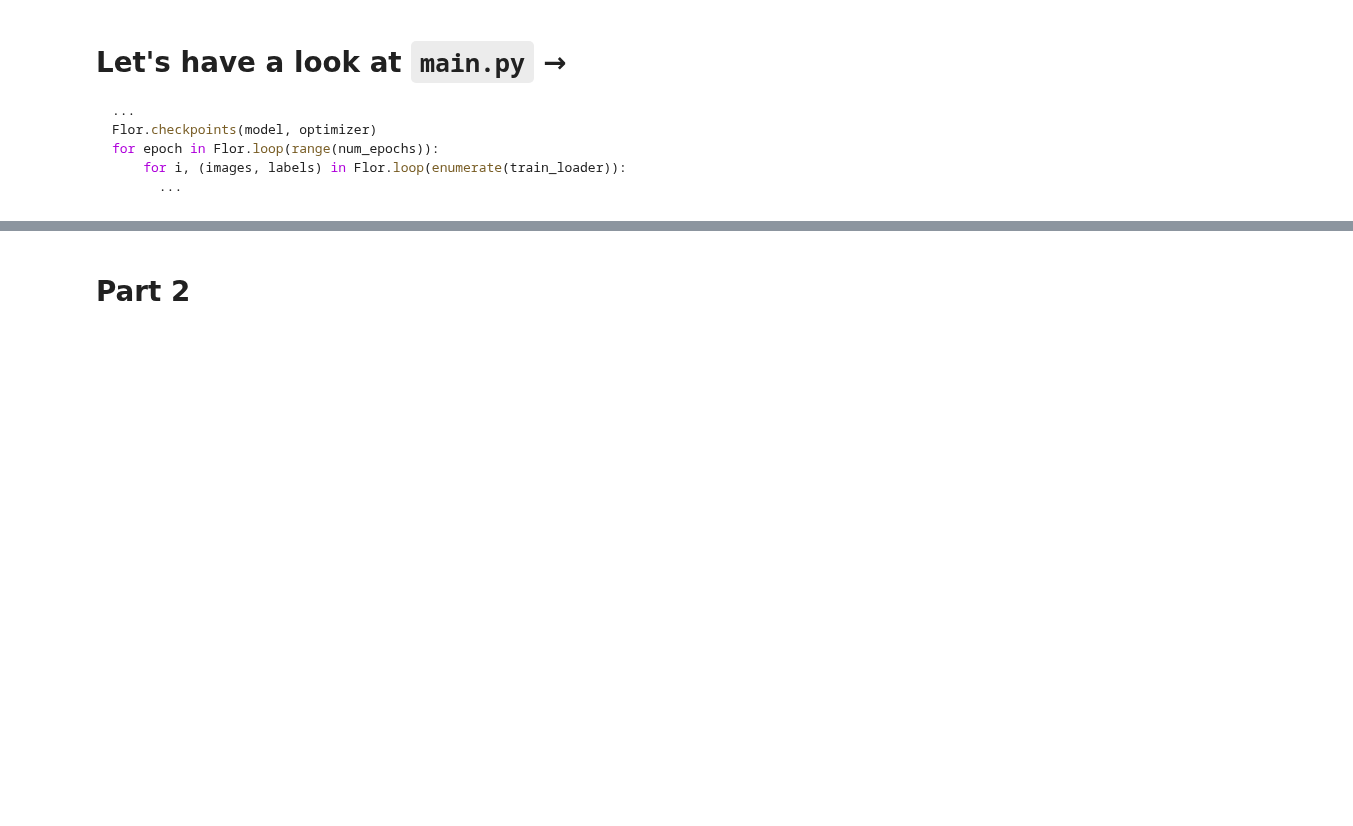
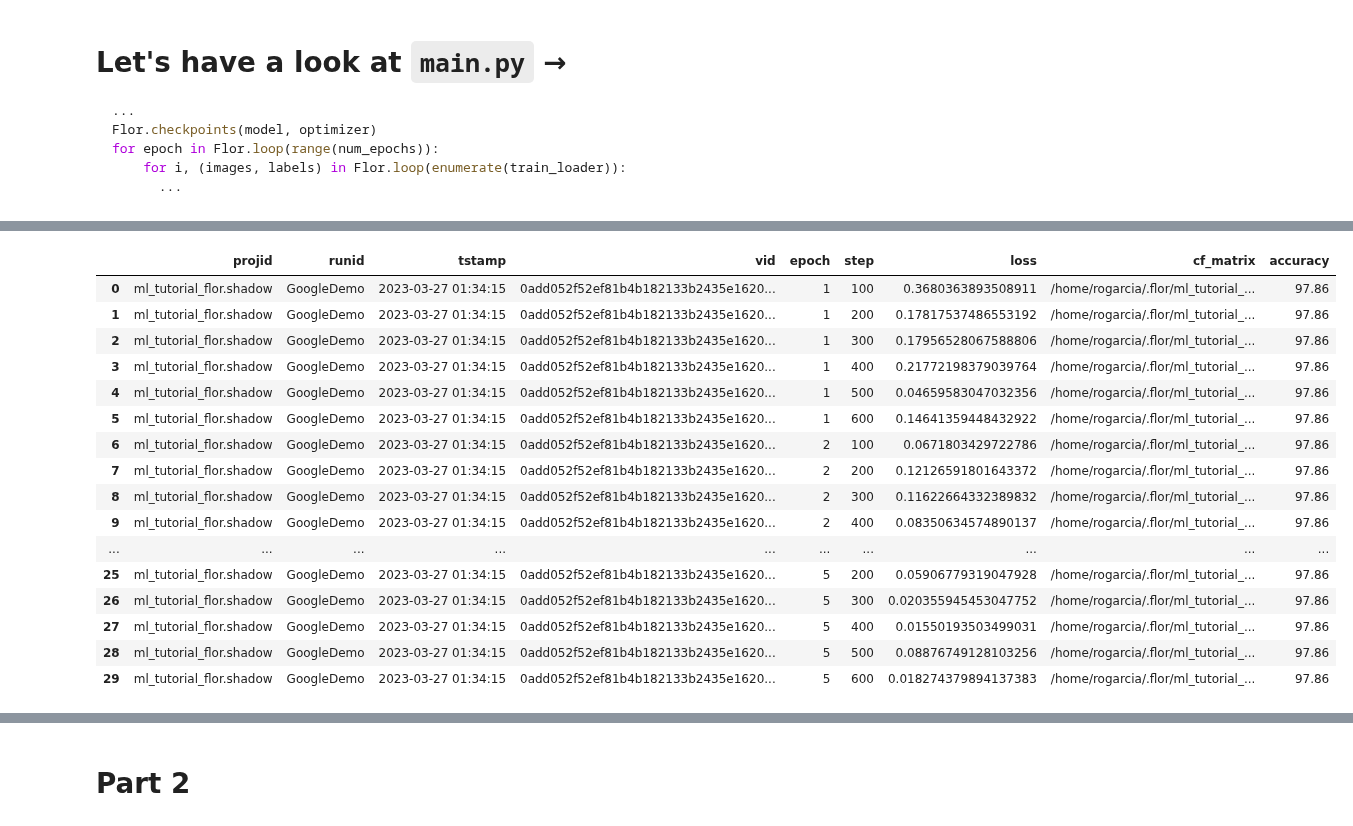
Before and after one commit to ucbrise/flor, a Jupyter notebook: presentations/CoreData_Flor.ipynb, the cells around one changed output, grey strips where cells are left out. Saved outputs shown, nothing was run; the diff lists cells and outputs as text; code cells hidden in the pictures; blank space fills up the shorter version.

Commit message:
demo and utilities

```diff
--- a/presentations/CoreData_Flor.ipynb
+++ b/presentations/CoreData_Flor.ipynb
@@ -26,4 +53,23 @@ for epoch in Flor.loop(range(num_epochs)):
 # %%
 import flor
 from flor import log_records, full_pivot
-full_pivot(log_records())
+pvt = full_pivot(log_records())
+pvt
+# %% [output]
+|  | projid | runid | tstamp | vid | epoch | step | loss | cf_matrix | accuracy |
+| 0 | ml_tutorial_flor.shadow | GoogleDemo | 2023-03-27 01:34:15 | 0add052f52ef81b4b182133b2435e1620... | 1 | 100 | 0.3680363893508911 | /home/rogarcia/.flor/ml_tutorial_... | 97.86 |
+| 1 | ml_tutorial_flor.shadow | GoogleDemo | 2023-03-27 01:34:15 | 0add052f52ef81b4b182133b2435e1620... | 1 | 200 | 0.17817537486553192 | /home/rogarcia/.flor/ml_tutorial_... | 97.86 |
+| 2 | ml_tutorial_flor.shadow | GoogleDemo | 2023-03-27 01:34:15 | 0add052f52ef81b4b182133b2435e1620... | 1 | 300 | 0.17956528067588806 | /home/rogarcia/.flor/ml_tutorial_... | 97.86 |
+| 3 | ml_tutorial_flor.shadow | GoogleDemo | 2023-03-27 01:34:15 | 0add052f52ef81b4b182133b2435e1620... | 1 | 400 | 0.21772198379039764 | /home/rogarcia/.flor/ml_tutorial_... | 97.86 |
+| 4 | ml_tutorial_flor.shadow | GoogleDemo | 2023-03-27 01:34:15 | 0add052f52ef81b4b182133b2435e1620... | 1 | 500 | 0.04659583047032356 | /home/rogarcia/.flor/ml_tutorial_... | 97.86 |
+| 5 | ml_tutorial_flor.shadow | GoogleDemo | 2023-03-27 01:34:15 | 0add052f52ef81b4b182133b2435e1620... | 1 | 600 | 0.14641359448432922 | /home/rogarcia/.flor/ml_tutorial_... | 97.86 |
+| 6 | ml_tutorial_flor.shadow | GoogleDemo | 2023-03-27 01:34:15 | 0add052f52ef81b4b182133b2435e1620... | 2 | 100 | 0.0671803429722786 | /home/rogarcia/.flor/ml_tutorial_... | 97.86 |
+| 7 | ml_tutorial_flor.shadow | GoogleDemo | 2023-03-27 01:34:15 | 0add052f52ef81b4b182133b2435e1620... | 2 | 200 | 0.12126591801643372 | /home/rogarcia/.flor/ml_tutorial_... | 97.86 |
+| 8 | ml_tutorial_flor.shadow | GoogleDemo | 2023-03-27 01:34:15 | 0add052f52ef81b4b182133b2435e1620... | 2 | 300 | 0.11622664332389832 | /home/rogarcia/.flor/ml_tutorial_... | 97.86 |
+| 9 | ml_tutorial_flor.shadow | GoogleDemo | 2023-03-27 01:34:15 | 0add052f52ef81b4b182133b2435e1620... | 2 | 400 | 0.08350634574890137 | /home/rogarcia/.flor/ml_tutorial_... | 97.86 |
+| ... | ... | ... | ... | ... | ... | ... | ... | ... | ... |
+| 25 | ml_tutorial_flor.shadow | GoogleDemo | 2023-03-27 01:34:15 | 0add052f52ef81b4b182133b2435e1620... | 5 | 200 | 0.05906779319047928 | /home/rogarcia/.flor/ml_tutorial_... | 97.86 |
+| 26 | ml_tutorial_flor.shadow | GoogleDemo | 2023-03-27 01:34:15 | 0add052f52ef81b4b182133b2435e1620... | 5 | 300 | 0.020355945453047752 | /home/rogarcia/.flor/ml_tutorial_... | 97.86 |
+| 27 | ml_tutorial_flor.shadow | GoogleDemo | 2023-03-27 01:34:15 | 0add052f52ef81b4b182133b2435e1620... | 5 | 400 | 0.01550193503499031 | /home/rogarcia/.flor/ml_tutorial_... | 97.86 |
+| 28 | ml_tutorial_flor.shadow | GoogleDemo | 2023-03-27 01:34:15 | 0add052f52ef81b4b182133b2435e1620... | 5 | 500 | 0.08876749128103256 | /home/rogarcia/.flor/ml_tutorial_... | 97.86 |
+| 29 | ml_tutorial_flor.shadow | GoogleDemo | 2023-03-27 01:34:15 | 0add052f52ef81b4b182133b2435e1620... | 5 | 600 | 0.018274379894137383 | /home/rogarcia/.flor/ml_tutorial_... | 97.86 |
```
Also changed, not shown: parts of 14 cells of this notebook, 2 other files.
